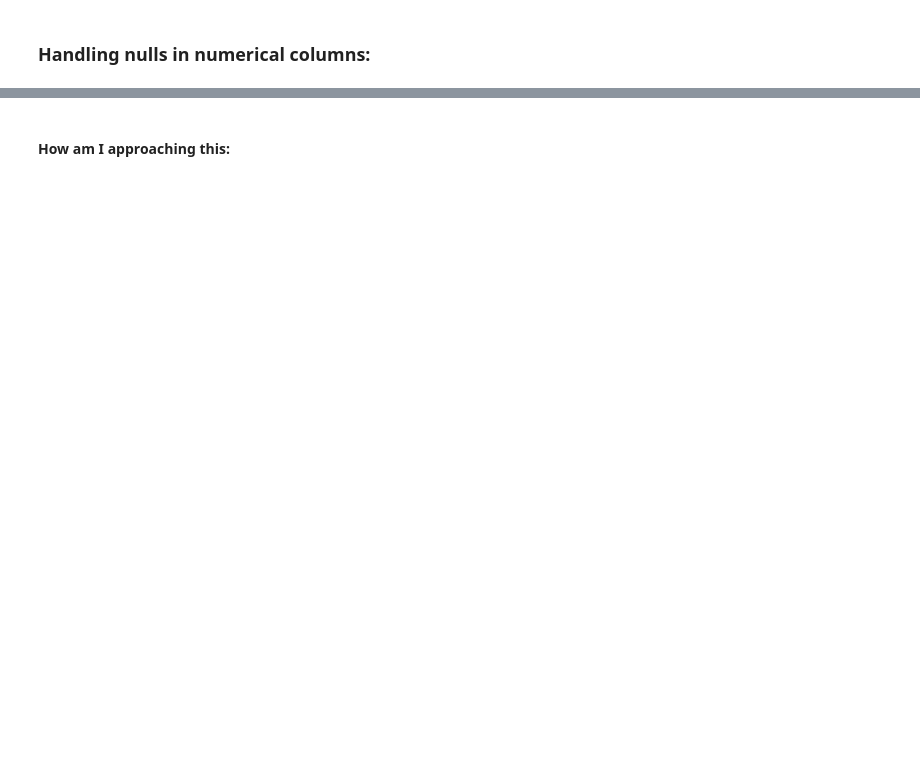
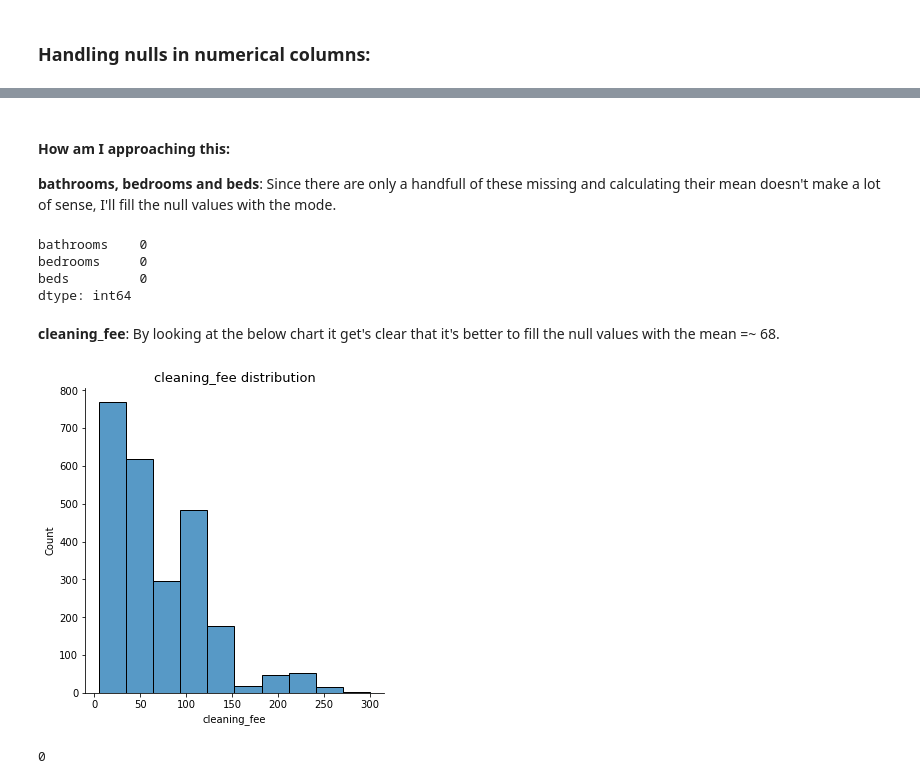
Before and after one commit to macedoti13/Airbnb-Data-Analysis, a Jupyter notebook: AirbnbDataAnalysis.ipynb, the cells around one changed output, grey strips where cells are left out. Cells and saved outputs as stored; diff of their text form; code cells hidden in the pictures; blank space fills up the shorter version.

```diff
--- a/AirbnbDataAnalysis.ipynb
+++ b/AirbnbDataAnalysis.ipynb
@@ -499,3 +486,38 @@ review_scores_value             821
 dtype: int64
-# %% [markdown]
-#### How am I approaching this:
+# %% [markdown]
+#### How am I approaching this:
+
+**bathrooms, bedrooms and beds**: Since there are only a handfull of these missing and calculating their mean doesn't make a lot of sense, I'll fill the null values with the mode.
+# %%
+# filling bathrooms null values with the mode
+df_bos_lis_c['bathrooms'] = df_bos_lis_c['bathrooms'].fillna(df_bos_lis_c['bathrooms'].mode().values[0])
+
+# filling bedrooms null values with the mode
+df_bos_lis_c['bedrooms'] = df_bos_lis_c['bedrooms'].fillna(df_bos_lis_c['bedrooms'].mode().values[0])
+
+# filling beds null values with the mode
+df_bos_lis_c['beds'] = df_bos_lis_c['beds'].fillna(df_bos_lis_c['beds'].mode().values[0])
+
+# making sure it worked
+df_bos_lis_c[['bathrooms', 'bedrooms', 'beds']].isnull().sum()
+# %% [output]
+bathrooms    0
+bedrooms     0
+beds         0
+dtype: int64
+# %% [markdown]
+**cleaning_fee**: By looking at the below chart it get's clear that it's better to fill the null values with the mean =~ 68.
+# %%
+sns.displot(df_bos_lis_c['cleaning_fee'], bins=10)
+plt.title('cleaning_fee distribution', size=13)
+plt.show()
+# %% [output]
+[figure, added]
+# %%
+# filling the null values with the mean
+df_bos_lis_c['cleaning_fee'] = df_bos_lis_c['cleaning_fee'].fillna(df_bos_lis_c['cleaning_fee'].mean())
+
+# checking if it worked
+df_bos_lis_c['cleaning_fee'].isnull().sum()
+# %% [output]
+0
```
Also changed, not shown: parts of 17 cells of this notebook.
